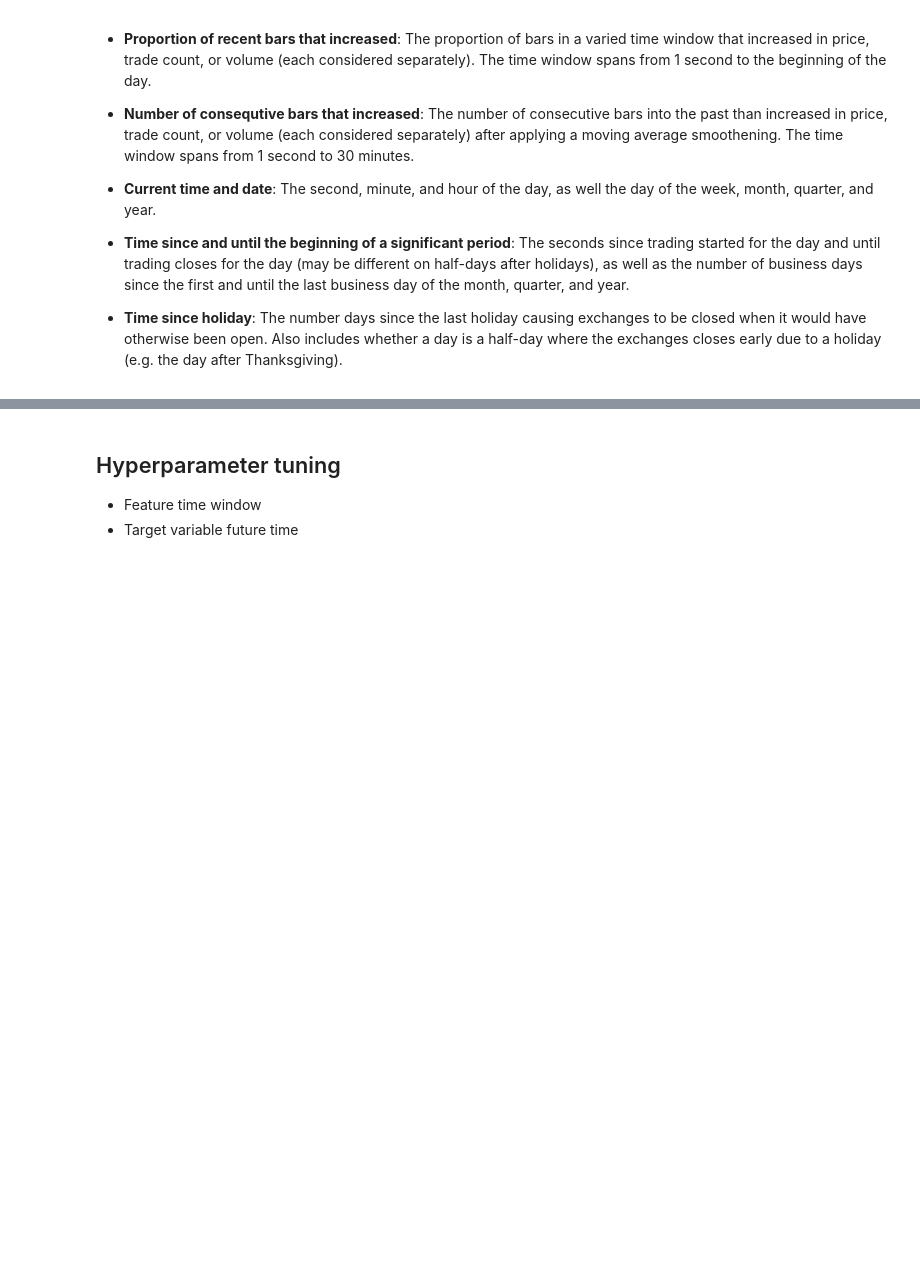
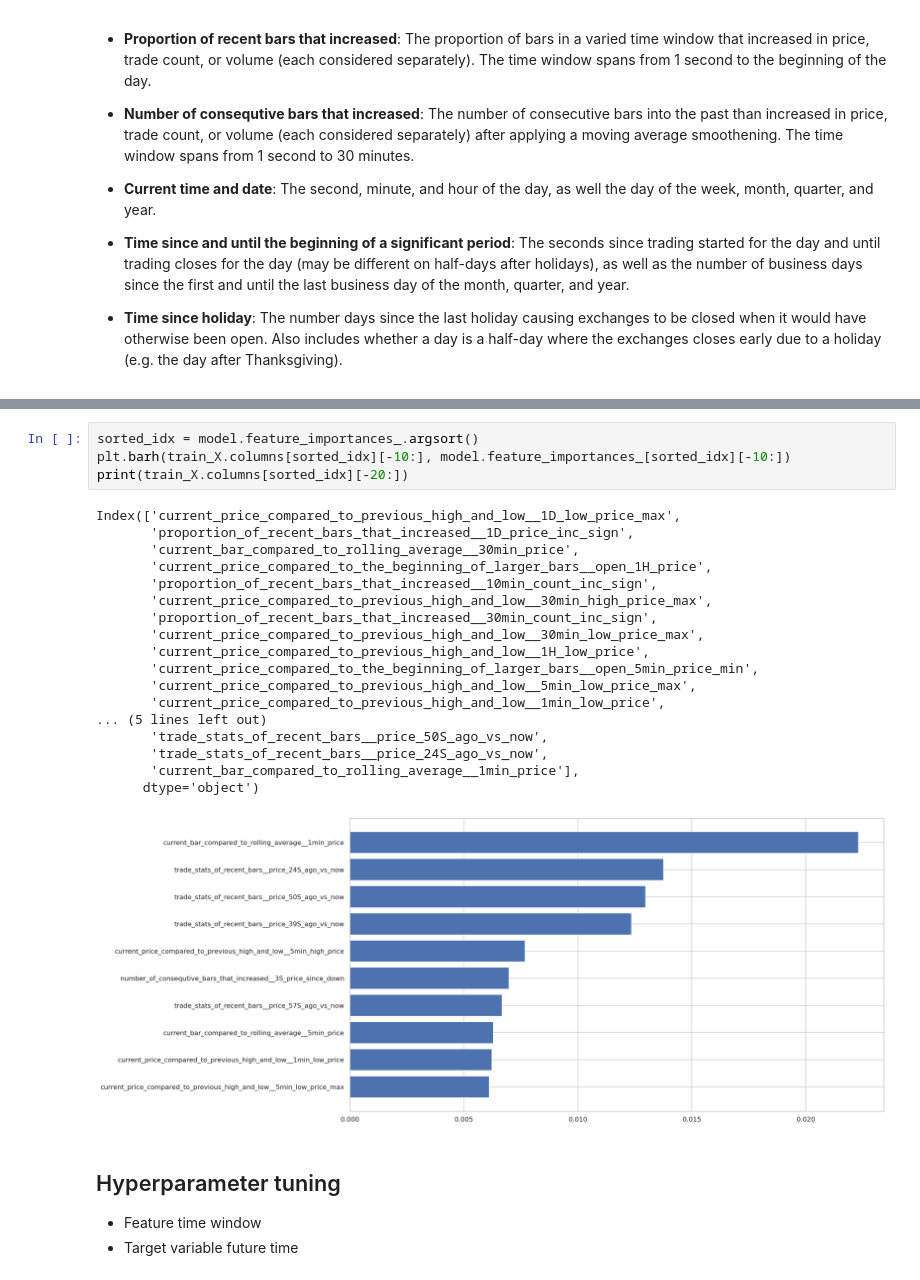
Before and after one commit to dwitvliet/project-stock-trading, a Jupyter notebook: stock_prediction.ipynb, the cells around one changed output, grey strips where cells are left out. Drawn from its saved outputs; the diff is of its cells as text; blank space fills up the shorter version.

Commit message:
Implemented simple random forest model to start testing feature importance

```diff
--- a/stock_prediction.ipynb
+++ b/stock_prediction.ipynb
@@ -324,3 +413,26 @@ Time: 0.40s
+# %%
+sorted_idx = model.feature_importances_.argsort()
+plt.barh(train_X.columns[sorted_idx][-10:], model.feature_importances_[sorted_idx][-10:])
+print(train_X.columns[sorted_idx][-20:])
+# %% [output]
+Index(['current_price_compared_to_previous_high_and_low__1D_low_price_max',
+       'proportion_of_recent_bars_that_increased__1D_price_inc_sign',
+       'current_bar_compared_to_rolling_average__30min_price',
+       'current_price_compared_to_the_beginning_of_larger_bars__open_1H_price',
+       'proportion_of_recent_bars_that_increased__10min_count_inc_sign',
+       'current_price_compared_to_previous_high_and_low__30min_high_price_max',
+       'proportion_of_recent_bars_that_increased__30min_count_inc_sign',
+       'current_price_compared_to_previous_high_and_low__30min_low_price_max',
+       'current_price_compared_to_previous_high_and_low__1H_low_price',
+       'current_price_compared_to_the_beginning_of_larger_bars__open_5min_price_min',
+       'current_price_compared_to_previous_high_and_low__5min_low_price_max',
+       'current_price_compared_to_previous_high_and_low__1min_low_price',
+... (5 lines left out)
+       'trade_stats_of_recent_bars__price_50S_ago_vs_now',
+       'trade_stats_of_recent_bars__price_24S_ago_vs_now',
+       'current_bar_compared_to_rolling_average__1min_price'],
+      dtype='object')
+[figure, added]
 # %% [markdown]
 ## Hyperparameter tuning
 
```
Also changed, not shown: parts of 13 cells of this notebook.
